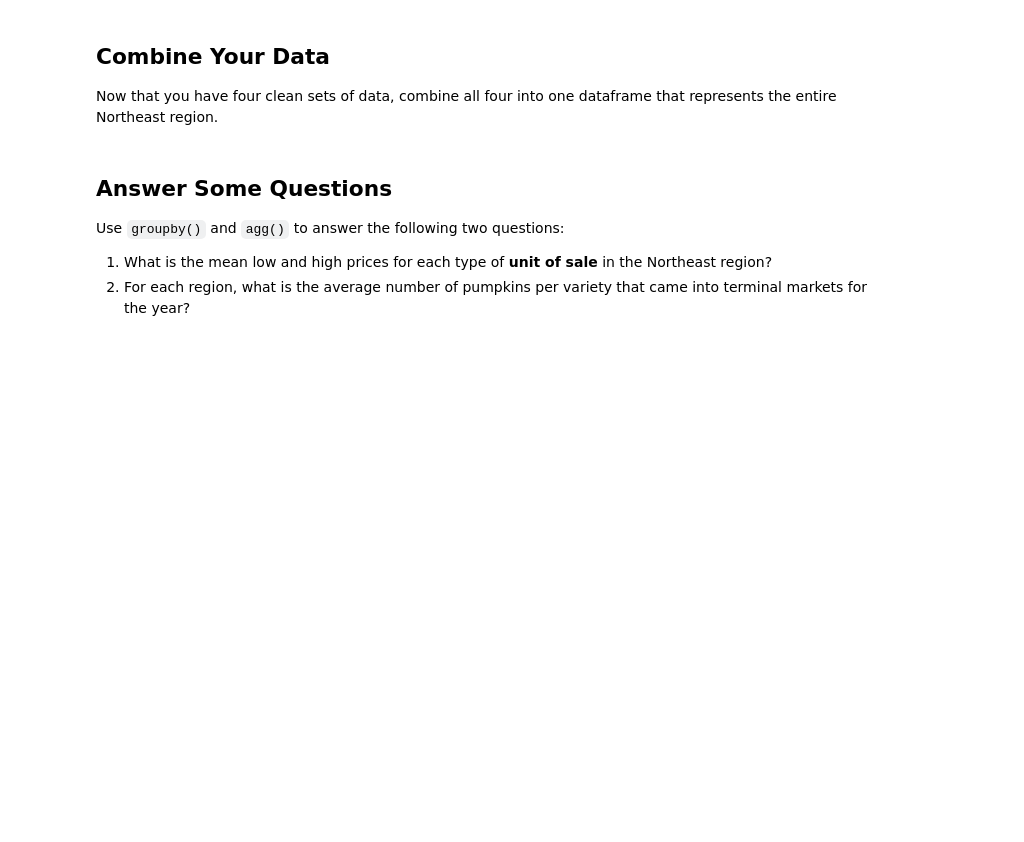
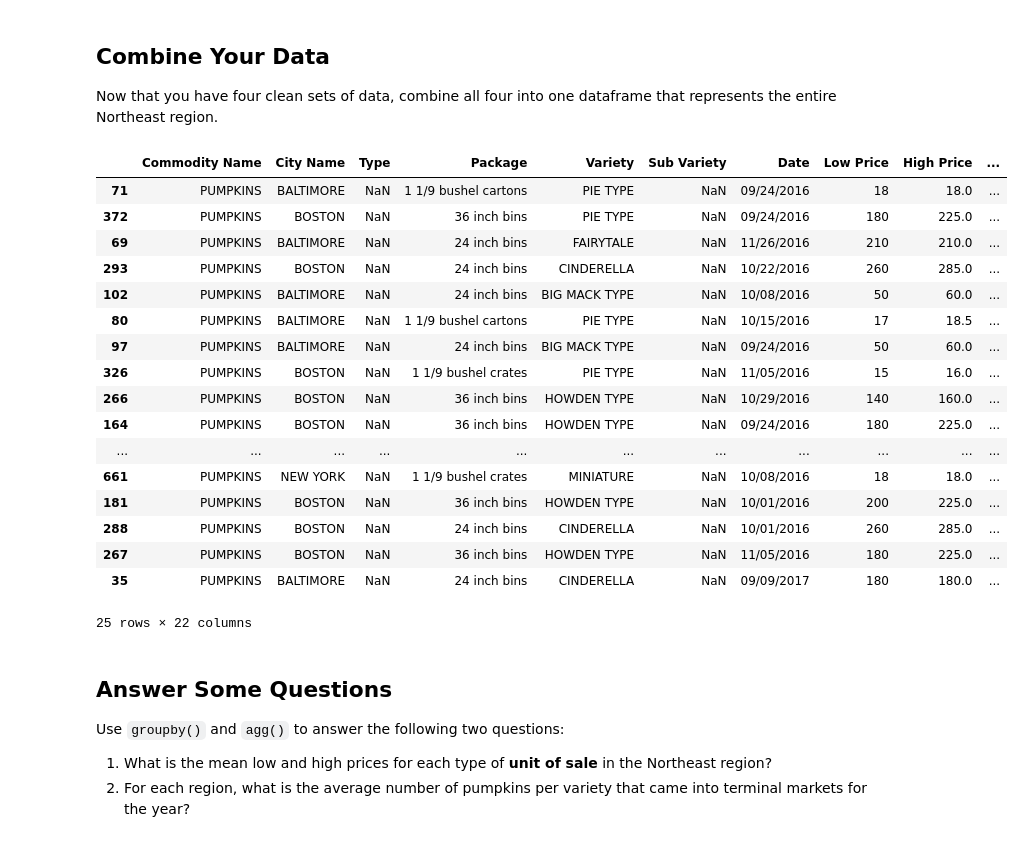
Before and after one commit to tiaran322-dot/data-analysis-projects, a Jupyter notebook: data-manipulation/studio/data-manipulation-studio/data-manipulation-studio.ipynb, the cells around one changed output. Cells and saved outputs as stored; diff of their text form; code cells hidden in the pictures; blank space fills up the shorter version.

Commit message:
Data Manipulation Studio Complete

```diff
--- a/data-manipulation/studio/data-manipulation-studio/data-manipulation-studio.ipynb
+++ b/data-manipulation/studio/data-manipulation-studio/data-manipulation-studio.ipynb
@@ -12,6 +12,13 @@ A **terminal market** is a central site, often in a metropolitan area, that serv
 Import the CSVs for each of the following cities: Baltimore, Boston, New York, and Philadelphia. Set up a dataframe for each city.
 # %%
 # Import the necessary libraries and CSVs. Make some dataframes!
+import pandas as pd
+import numpy as np
+
+baltimore = pd.read_csv("/Users/tiaranicole/LCGithub/data-analysis-projects/data-manipulation/studio/data-manipulation-studio/dataset/baltimore_9-24-2016_9-30-2017.csv")
+boston = pd.read_csv("/Users/tiaranicole/LCGithub/data-analysis-projects/data-manipulation/studio/data-manipulation-studio/dataset/boston_9-24-2016_9-30-2017.csv")
+newyork = pd.read_csv('/Users/tiaranicole/LCGithub/data-analysis-projects/data-manipulation/studio/data-manipulation-studio/dataset/new-york_9-24-2016_9-30-2017.csv')
+philly = pd.read_csv('/Users/tiaranicole/LCGithub/data-analysis-projects/data-manipulation/studio/data-manipulation-studio/dataset/philadelphia_9-24-2016_9-30-2017.csv')
 # %% [markdown]
 ## Clean Your Data
 
@@ -20,0 +49,2 @@ In the last lesson, we cleaned the data related to San Francisco. Pull up your n
+# %%
+baltimore = baltimore.drop(columns=["Grade","Mostly Low", "Mostly High"])
@@ -20,0 +71,4 @@ In the last lesson, we cleaned the data related to San Francisco. Pull up your n
+# %%
+newyork = newyork.drop(columns=["Grade","Mostly Low", "Mostly High"])
+
+newyork.head()
@@ -20,0 +83,4 @@ In the last lesson, we cleaned the data related to San Francisco. Pull up your n
+# %%
+boston = boston.drop(columns=["Grade","Mostly Low", "Mostly High"])
+
+boston.head()
@@ -24,6 +98,28 @@ In the last lesson, we cleaned the data related to San Francisco. Pull up your n
 Now that you have four clean sets of data, combine all four into one dataframe that represents the entire Northeast region.
 # %%
 # Combine the four dataframes into one!
+NEpumpkins = pd.concat([baltimore, boston, philly, newyork], ignore_index=True)
+
+NEpumpkins.sample(25)
+# %% [output]
+|  | Commodity Name | City Name | Type | Package | Variety | Sub Variety | Date | Low Price | High Price | ... |
+| 71 | PUMPKINS | BALTIMORE | NaN | 1 1/9 bushel cartons | PIE TYPE | NaN | 09/24/2016 | 18 | 18.0 | ... |
+| 372 | PUMPKINS | BOSTON | NaN | 36 inch bins | PIE TYPE | NaN | 09/24/2016 | 180 | 225.0 | ... |
+| 69 | PUMPKINS | BALTIMORE | NaN | 24 inch bins | FAIRYTALE | NaN | 11/26/2016 | 210 | 210.0 | ... |
+| 293 | PUMPKINS | BOSTON | NaN | 24 inch bins | CINDERELLA | NaN | 10/22/2016 | 260 | 285.0 | ... |
+| 102 | PUMPKINS | BALTIMORE | NaN | 24 inch bins | BIG MACK TYPE | NaN | 10/08/2016 | 50 | 60.0 | ... |
+| 80 | PUMPKINS | BALTIMORE | NaN | 1 1/9 bushel cartons | PIE TYPE | NaN | 10/15/2016 | 17 | 18.5 | ... |
+| 97 | PUMPKINS | BALTIMORE | NaN | 24 inch bins | BIG MACK TYPE | NaN | 09/24/2016 | 50 | 60.0 | ... |
+| 326 | PUMPKINS | BOSTON | NaN | 1 1/9 bushel crates | PIE TYPE | NaN | 11/05/2016 | 15 | 16.0 | ... |
+| 266 | PUMPKINS | BOSTON | NaN | 36 inch bins | HOWDEN TYPE | NaN | 10/29/2016 | 140 | 160.0 | ... |
+| 164 | PUMPKINS | BOSTON | NaN | 36 inch bins | HOWDEN TYPE | NaN | 09/24/2016 | 180 | 225.0 | ... |
+| ... | ... | ... | ... | ... | ... | ... | ... | ... | ... | ... |
+| 661 | PUMPKINS | NEW YORK | NaN | 1 1/9 bushel crates | MINIATURE | NaN | 10/08/2016 | 18 | 18.0 | ... |
+| 181 | PUMPKINS | BOSTON | NaN | 36 inch bins | HOWDEN TYPE | NaN | 10/01/2016 | 200 | 225.0 | ... |
+| 288 | PUMPKINS | BOSTON | NaN | 24 inch bins | CINDERELLA | NaN | 10/01/2016 | 260 | 285.0 | ... |
+| 267 | PUMPKINS | BOSTON | NaN | 36 inch bins | HOWDEN TYPE | NaN | 11/05/2016 | 180 | 225.0 | ... |
+| 35 | PUMPKINS | BALTIMORE | NaN | 24 inch bins | CINDERELLA | NaN | 09/09/2017 | 180 | 180.0 | ... |
+25 rows × 22 columns
 # %% [markdown]
 ## Answer Some Questions
 
```
Also changed, not shown: parts of 8 cells of this notebook.
